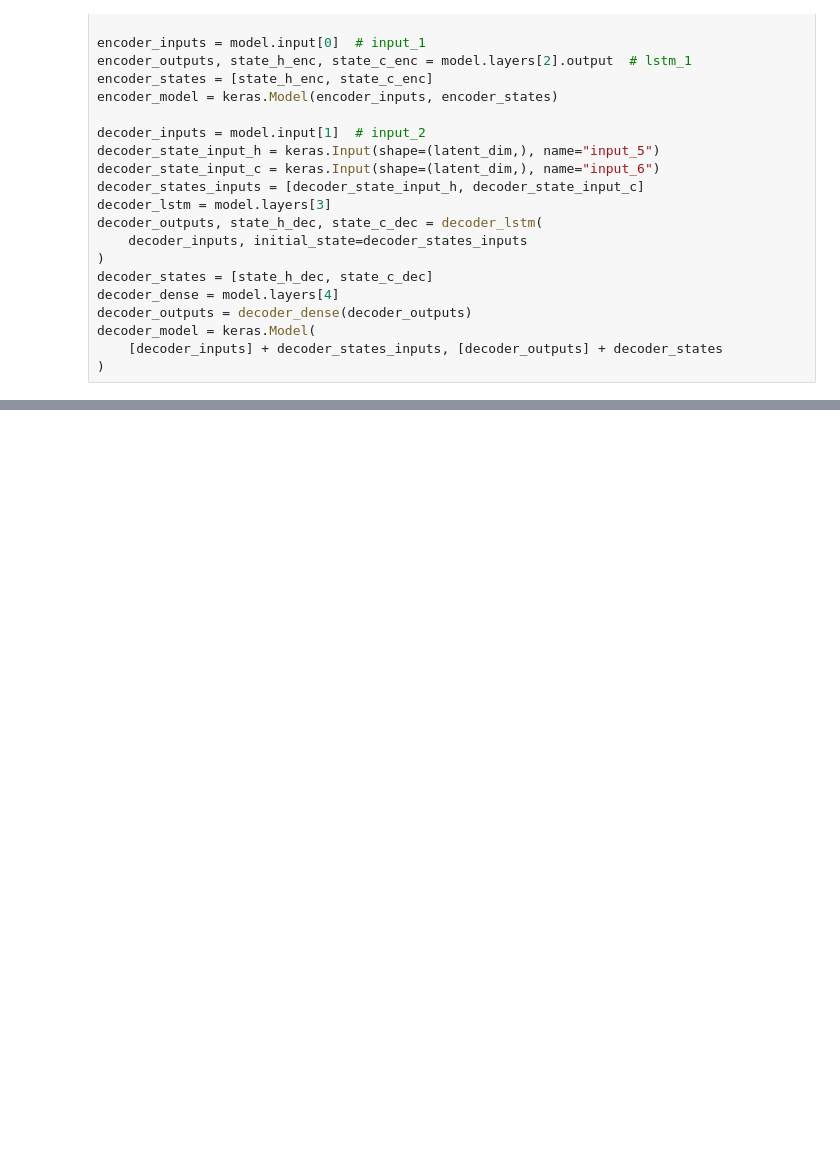
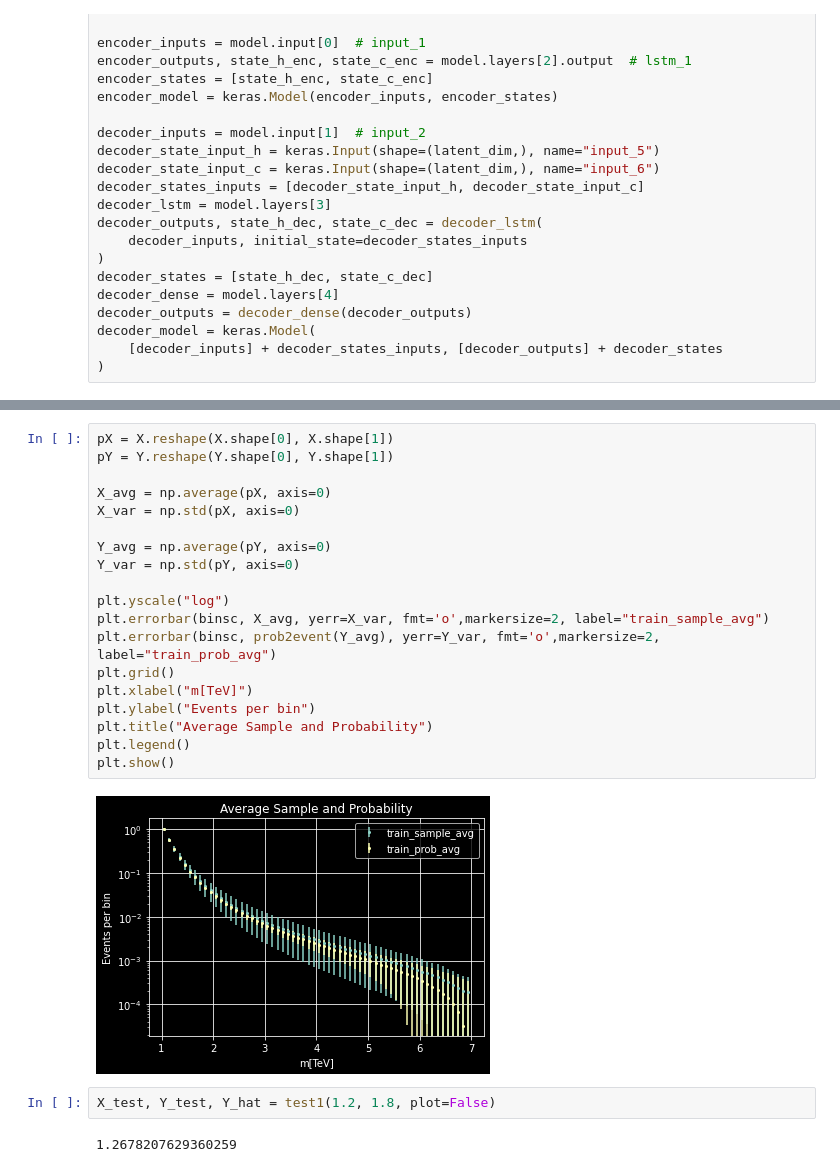
Before and after one commit to TDHTTTT/GCNN, a Jupyter notebook: WIP_bgfit_s2s.ipynb, the cells around one changed output, grey strips where cells are left out. Cells and saved outputs as stored; diff of their text form; blank space fills up the shorter version.

```diff
--- a/WIP_bgfit_s2s.ipynb
+++ b/WIP_bgfit_s2s.ipynb
@@ -283,0 +302,25 @@ plt.show()
+# %%
+pX = X.reshape(X.shape[0], X.shape[1])
+pY = Y.reshape(Y.shape[0], Y.shape[1])
+
+X_avg = np.average(pX, axis=0)
+X_var = np.std(pX, axis=0)
+
+Y_avg = np.average(pY, axis=0)
+Y_var = np.std(pY, axis=0)
+
+plt.yscale("log")
+plt.errorbar(binsc, X_avg, yerr=X_var, fmt='o',markersize=2, label="train_sample_avg")
+plt.errorbar(binsc, prob2event(Y_avg), yerr=Y_var, fmt='o',markersize=2, label="train_prob_avg")
+plt.grid()
+plt.xlabel("m[TeV]")
+plt.ylabel("Events per bin")
+plt.title("Average Sample and Probability")
+plt.legend()
+plt.show()
+# %% [output]
+[figure, added]
+# %%
+X_test, Y_test, Y_hat = test1(1.2, 1.8, plot=False)
+# %% [output]
+1.2678207629360259
```
Also changed, not shown: parts of 23 cells of this notebook.
